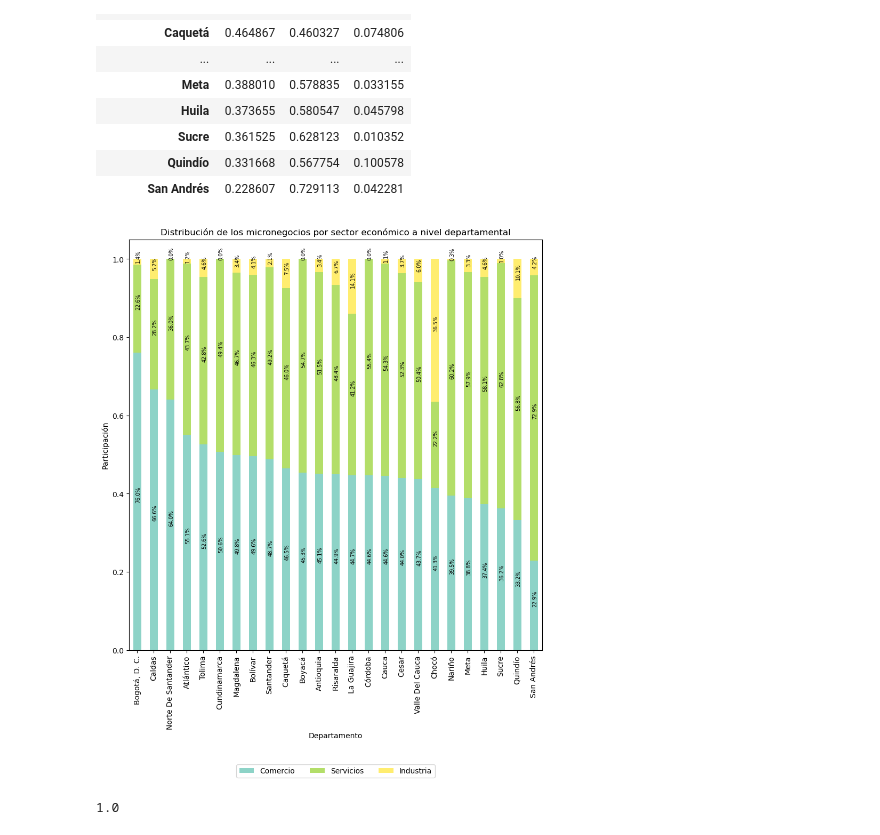
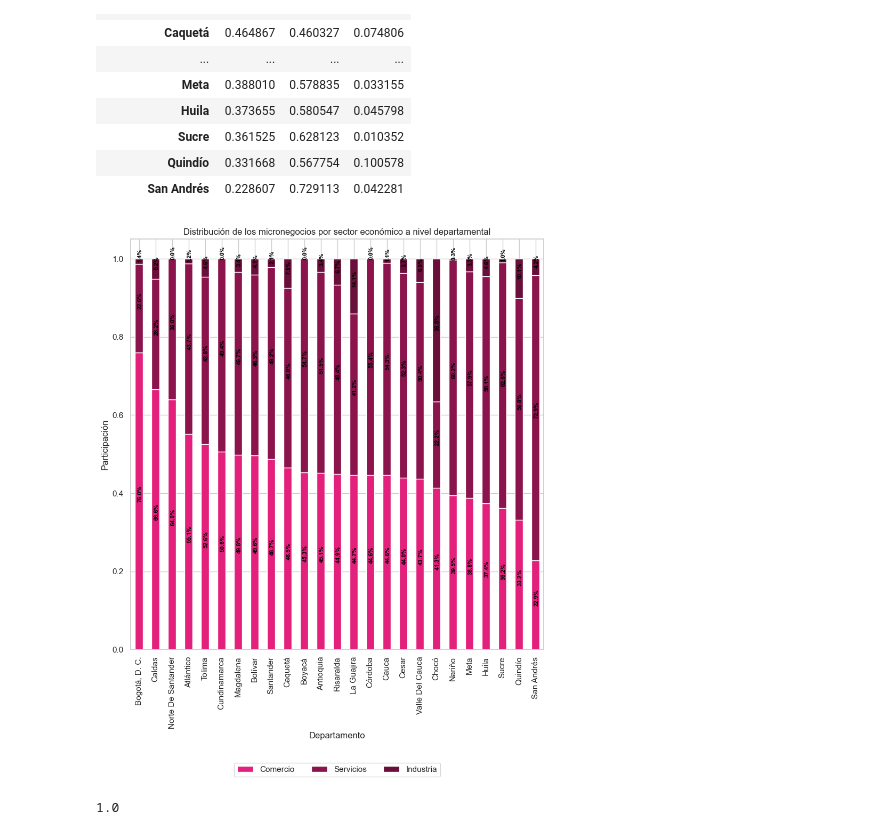
Before and after one commit to Ingenieco/dane, a Jupyter notebook: codigos_2024/analisis_descriptivo_moviles.ipynb, the cells around one changed output. Drawn from its saved outputs; the diff is of its cells as text; code cells hidden in the pictures.

```diff
--- a/codigos_2024/analisis_descriptivo_moviles.ipynb
+++ b/codigos_2024/analisis_descriptivo_moviles.ipynb
@@ -50,3 +53,24 @@ dic_g12 = {3:"Industria",
            11:"Actividades de salud humana",
            12:"Actividades artiísticas",
 }
+# %%
+# Definiendo rampa de colores de acuerdo con imágen institucional
+
+def create_custom_cmap(colors):
+    """
+    Crea un mapa de colores personalizado a partir de una lista de colores RGB.
+    """
+    cmap = ListedColormap(colors)
+    return cmap
+
+# Define los colores para el mapa de colores
+colors = ['#E3207B', '#BA1A65', '#8C144C', '#690F39', '#400923']  # Azul, verde, amarillo, rojo
+colors2 = ['#E3207B', '#BA1A65', '#8C144C', '#690F39']  # Azul, verde, amarillo, rojo
+# Crea el mapa de colores personalizado
+custom_cmap = create_custom_cmap(colors)
+custom_cmap2 = create_custom_cmap(colors2)
+
+# Grafica de ejemplo utilizando el mapa de colores personalizado
+plt.imshow([[0, 1], [2, 3]], cmap = custom_cmap)
+plt.colorbar()
+plt.show()
@@ -55,8 +81,8 @@ dic_g12 = {3:"Industria",
 # %%
 crosstab_proporcion = pd.crosstab(emicron_m['cod_depto'],
                                   emicron_m['grupos4'],
-                                  emicron_m['f_exp'],
-                                  aggfunc = sum,
+                                  emicron_m['f_exp'], #aplicando el factor de expansión
+                                  aggfunc = 'sum', # aplicando la forma en que opera dicho factor de expansión
                                   normalize = "index")
 
 crosstab_proporcion = crosstab_proporcion[[3, 4, 2]]
@@ -87,34 +113,36 @@ crosstab_proporcion
 | San Andrés | 0.228607 | 0.729113 | 0.042281 |
 # %%
 fig = crosstab_proporcion.plot.bar(stacked = True,
-                            colormap = "Set3",
+                            colormap = custom_cmap2,
                             figsize = (10, 10)).get_figure()# para guardar una imagen
 
 
 
 for n, x in enumerate([*crosstab_proporcion.index.values]):
     for (proportion, y_loc) in zip(crosstab_proporcion.loc[x],
                                    crosstab_proporcion.loc[x].cumsum()):
 
         plt.text(x = n - 0.1,
                  y = (y_loc - proportion) + (proportion / 2),
                  s = f'{np.round(proportion * 100, 1)}%',
                  color = "black",
-                 fontsize = 7,
+                 #backgroundcolor = 'white',
+                 fontweight = 'bold',
+                 fontsize = 8,
                  rotation = 'vertical')
                  #fontweight="bold")
 
 plt.xlabel("Departamento")
 plt.ylabel("Participación")
 plt.title("Distribución de los micronegocios por sector económico a nivel departamental")
 
 # Put a legend below current axis
 plt.legend(loc ='lower center', bbox_to_anchor = (0.5, -0.32),
           fancybox = True, shadow = False, ncol = 5)
 
 plt.show()
 # %% [output]
-[figure, old version]
+[figure, new version]
 # %%
 fig.savefig("D:/jupyter/dane/imagenes/moviles_distribucion_negocios_sect_dpto.png")
 # %%
```
Also changed, not shown: parts of 33 cells of this notebook, 13 other files.
